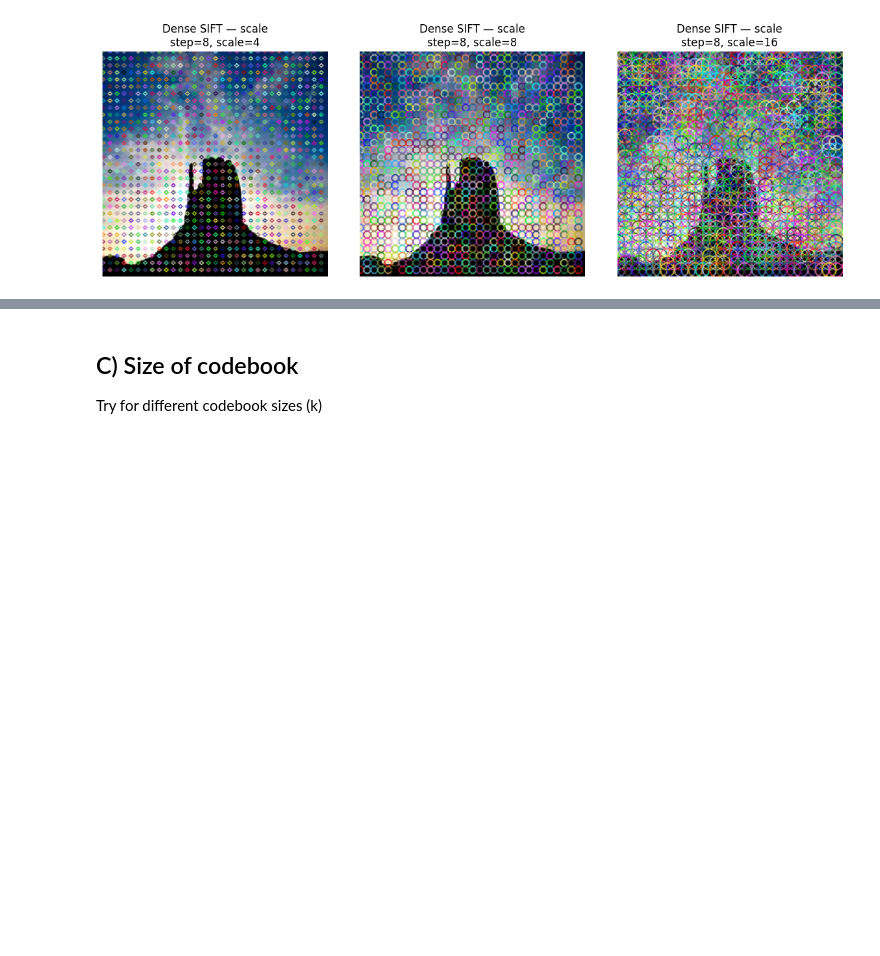
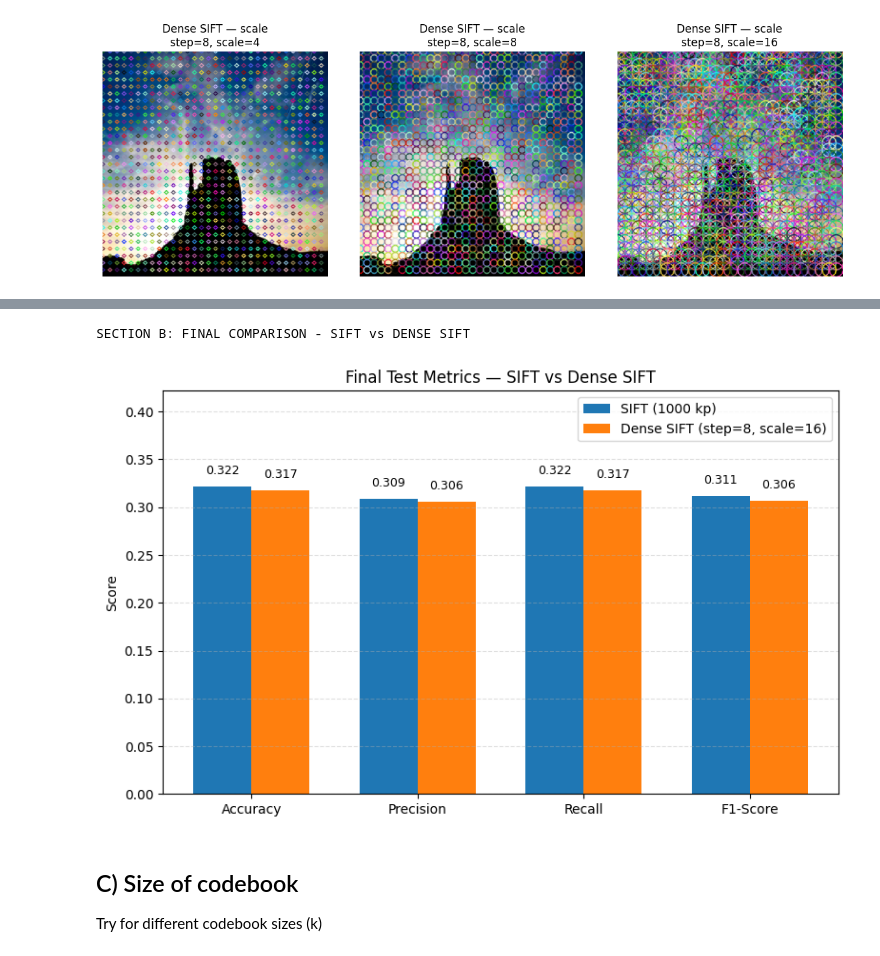
Before and after one commit to MCV-C3/project-team-6, a Jupyter notebook: Week1/experimentation.ipynb, the cells around one changed output, grey strips where cells are left out. Saved outputs shown, nothing was run; the diff lists cells and outputs as text; code cells hidden in the pictures; blank space fills up the shorter version.

```diff
--- a/Week1/experimentation.ipynb
+++ b/Week1/experimentation.ipynb
@@ -893,3 +1019,49 @@ for scale in dense_scales:
+# %%
+# Final Comparison: SIFT vs Dense SIFT
+print("SECTION B: FINAL COMPARISON - SIFT vs DENSE SIFT")
+sift_metrics = {
+    "Accuracy": 0.3218,
+    "Precision": 0.3091,
+    "Recall": 0.3218,
+    "F1-Score": 0.3114
+}
+
+dense_metrics = {
+    "Accuracy": 0.3172,
+    "Precision": 0.3057,
+    "Recall": 0.3172,
+    "F1-Score": 0.3065
+}
+
+metrics = list(sift_metrics.keys())
+sift_values = list(sift_metrics.values())
+dense_values = list(dense_metrics.values())
+
+x = np.arange(len(metrics))
+width = 0.35
+
+plt.figure(figsize=(8, 5))
+bars1 = plt.bar(x - width/2, sift_values, width, label="SIFT (1000 kp)")
+bars2 = plt.bar(x + width/2, dense_values, width, label="Dense SIFT (step=8, scale=16)")
+
+# Add value labels
+for bars in [bars1, bars2]:
+    for bar in bars:
+        height = bar.get_height()
+        plt.text(bar.get_x() + bar.get_width()/2, height + 0.01,
+                 f"{height:.3f}", ha='center', va='bottom', fontsize=9)
+
+plt.xticks(x, metrics)
+plt.ylabel("Score")
+plt.title("Final Test Metrics — SIFT vs Dense SIFT")
+plt.ylim(0, max(max(sift_values), max(dense_values)) + 0.1)
+plt.grid(axis='y', linestyle='--', alpha=0.4)
+plt.legend()
+plt.tight_layout()
+plt.show()
+# %% [output]
+SECTION B: FINAL COMPARISON - SIFT vs DENSE SIFT
+[figure, added]
 # %% [markdown]
 ## C) Size of codebook
 
```
Also changed, not shown: parts of 5 cells of this notebook.
